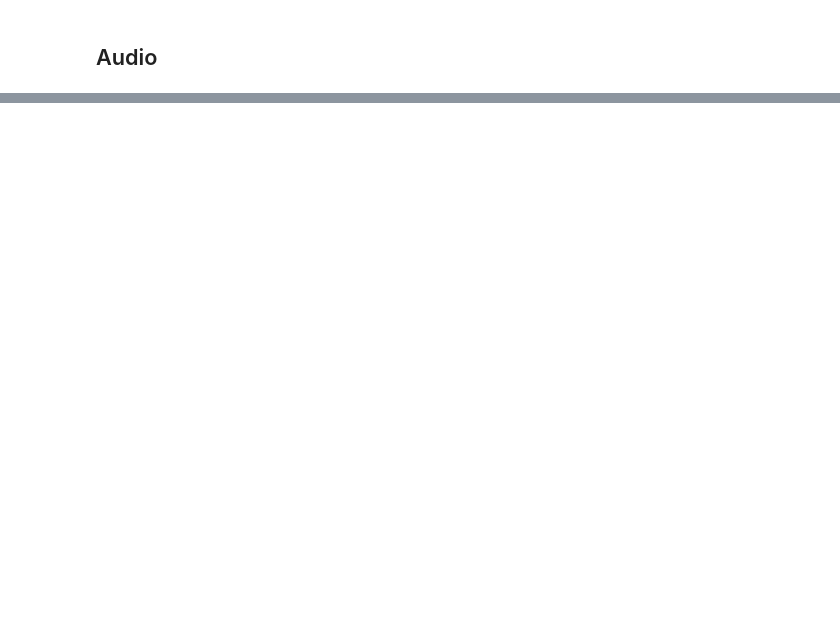
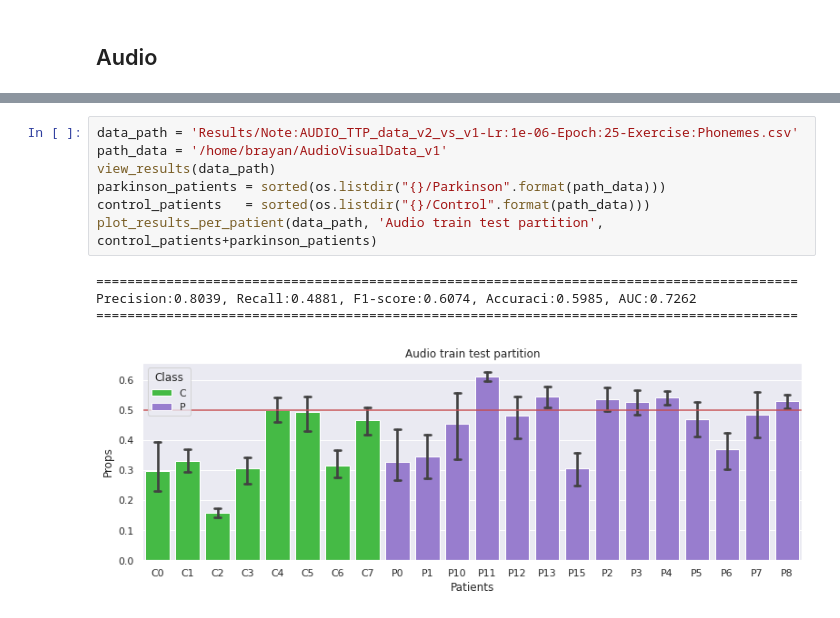
Before and after one commit to jdvalera19/Parkinson-Multimodal-Cross-Attention, a Jupyter notebook: View_result.ipynb, the cells around one changed output, grey strips where cells are left out. Cells and saved outputs as stored; diff of their text form; blank space fills up the shorter version.

```diff
--- a/View_result.ipynb
+++ b/View_result.ipynb
@@ -40,0 +63,12 @@ Precision:0.6453, Recall:0.7815, F1-score:0.7069, Accuraci:0.5949, AUC:0.5738
+# %%
+data_path = 'Results/Note:AUDIO_TTP_data_v2_vs_v1-Lr:1e-06-Epoch:25-Exercise:Phonemes.csv'
+path_data = '/home/brayan/AudioVisualData_v1'
+view_results(data_path)
+parkinson_patients = sorted(os.listdir("{}/Parkinson".format(path_data)))
+control_patients   = sorted(os.listdir("{}/Control".format(path_data)))
+plot_results_per_patient(data_path, 'Audio train test partition', control_patients+parkinson_patients)
+# %% [output]
+==========================================================================================
+Precision:0.8039, Recall:0.4881, F1-score:0.6074, Accuraci:0.5985, AUC:0.7262
+==========================================================================================
+[figure, added]
```
Also changed, not shown: parts of 5 cells of this notebook, 10 other files.
